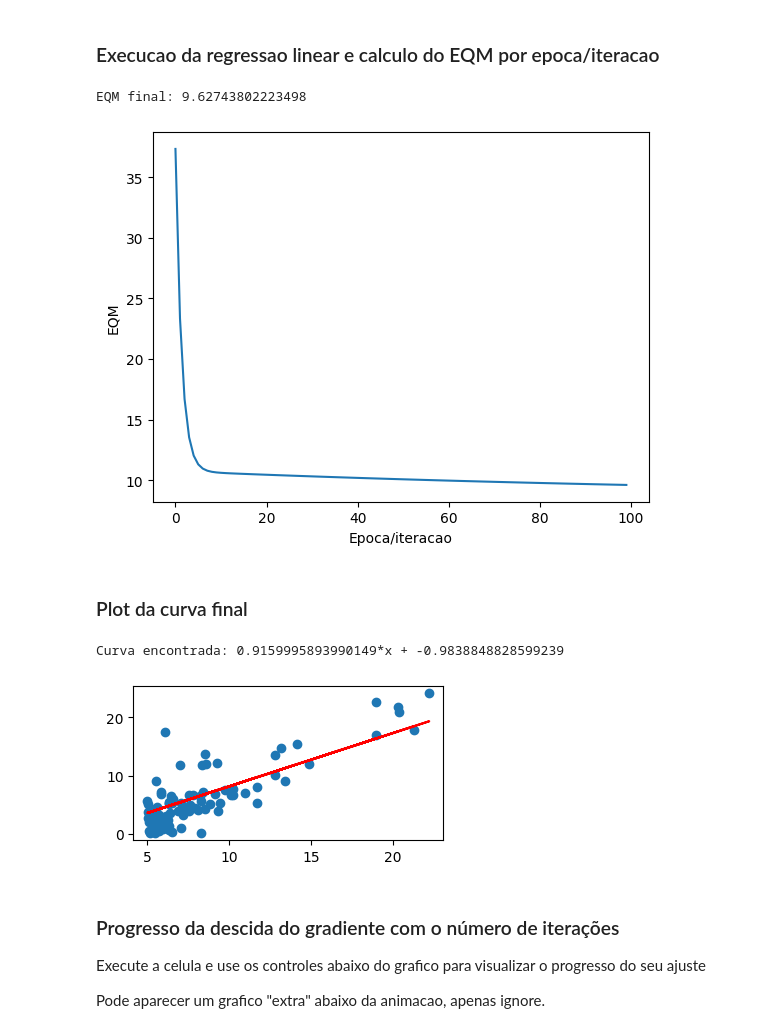
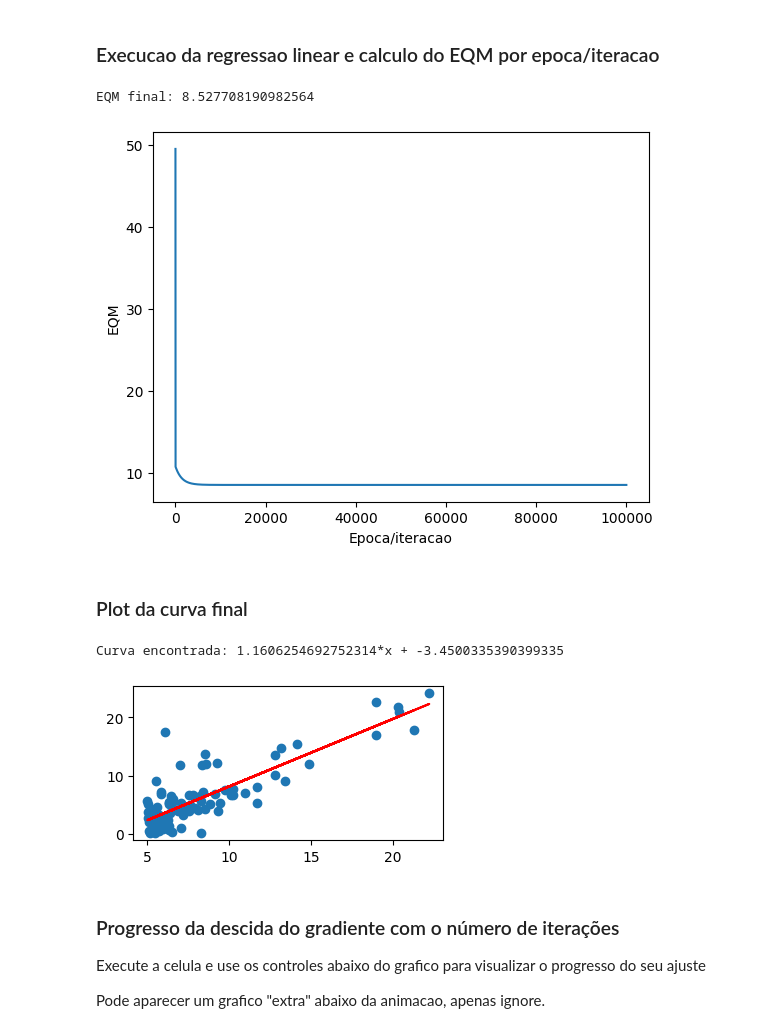
Before and after one commit to arthurafm/IA-trabs, a Jupyter notebook: alegrete.ipynb, the cells around one changed output. Drawn from its saved outputs; the diff is of its cells as text; code cells hidden in the pictures.

```diff
--- a/alegrete.ipynb
+++ b/alegrete.ipynb
@@ -36,23 +36,23 @@ plt.show()
 # %%
 b_history, w_history = alegrete.fit(
     dataset, b=0, w=0,
-    alpha=0.01, num_iterations=100
+    alpha=0.001, num_iterations=100000
 )
 
 # valores finais de theta0 e theta1
 final_b, final_w = b_history[-1], w_history[-1]
 
 mse_list = [alegrete.compute_mse(b, w, dataset) for b, w in zip(b_history, w_history)]
 print(f"EQM final: {mse_list[-1]}")
 
 
 plt.plot(mse_list)
 plt.xlabel('Epoca/iteracao')
 plt.ylabel('EQM')
 plt.show()
 # %% [output]
-EQM final: 9.62743802223498
+EQM final: 8.527708190982564
-[figure, old version]
+[figure, new version]
 # %% [markdown]
 ### Plot da curva final
 # %%
@@ -68,8 +68,8 @@ pred = final_w*dataset[:,0] + final_b
 plt.plot(dataset[:,0], pred, c='r')
 plt.show()
 # %% [output]
-Curva encontrada: 0.9159995893990149*x + -0.9838848828599239
+Curva encontrada: 1.1606254692752314*x + -3.4500335390399335
-[figure, old version]
+[figure, new version]
 # %% [markdown]
 ### Progresso da descida do gradiente com o número de iterações
 
```
